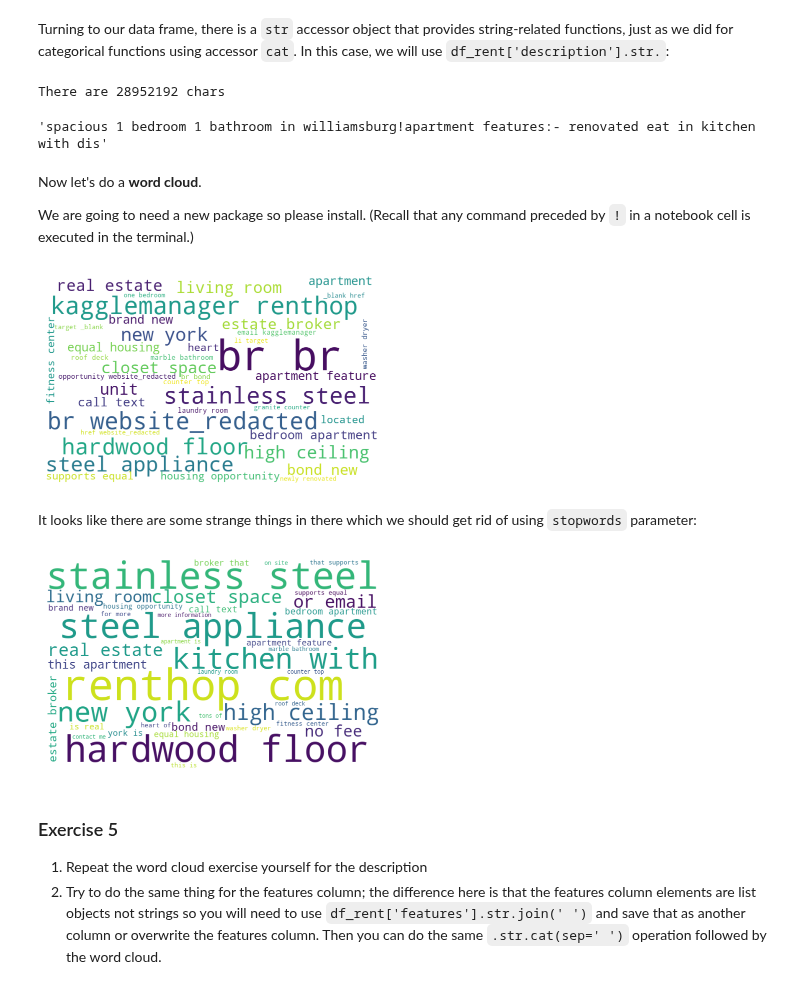
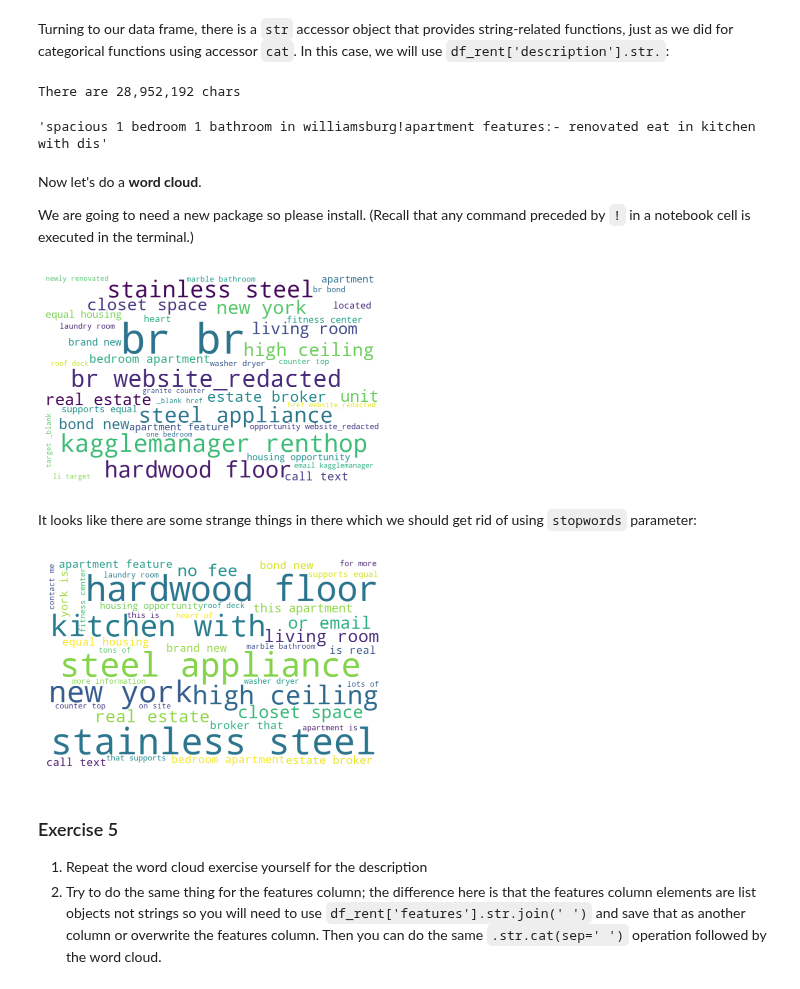
Before and after one commit to parrt/msds593, a Jupyter notebook: notebooks/nyrent.ipynb, the cells around one changed output. Cells and saved outputs as stored; diff of their text form; code cells hidden in the pictures.

```diff
--- a/notebooks/nyrent.ipynb
+++ b/notebooks/nyrent.ipynb
@@ -380,6 +411,5 @@ Someone posted 68 photos for the apartment. what?  The sounds like something we
 # %%
-df_rent['numphotos'] = numphotos
-df_rent[df_rent['numphotos']>60]
+df_rent[numphotos>60]
 # %% [output]
 |  | bathrooms | bedrooms | building_id | created | description | display_address | features | latitude | ... |
 | 32963 | 3.0 | 3 | 0 | 2016-06-25 02:54:01 | BACK TO SCHOOL ! FAMILY HOME, thr... | The Somerset 1365 York Avenue | [Fitness Center, Childrens Playro... | 40.7674 | ... |
@@ -760,10 +788,10 @@ df_rent['description'] = df_rent['description'].str.strip().str.lower()
 
 # Now combine the strings from all rows in that column, separating them by space
 text = df_rent['description'].str.cat(sep=' ')
-print(f"There are {len(text)} chars")
+print(f"There are {len(text):,d} chars")
 text[0:100]
 # %% [output]
-There are 28952192 chars
+There are 28,952,192 chars
 'spacious 1 bedroom 1 bathroom in williamsburg!apartment features:- renovated eat in kitchen with dis'
 # %% [markdown]
 Now let's do a **word cloud**.
@@ -779,19 +807,19 @@ plt.imshow(wordcloud)
 plt.axis("off")
 plt.show()
 # %% [output]
-[figure, old version]
+[figure, new version]
 # %% [markdown]
 It looks like there are some strange things in there which we should get rid of using `stopwords` parameter:
 # %%
-stopwords = ['br','kagglemanager','website_redacted','the','in','to']
+stopwords = ['br','kagglemanager','website_redacted','the','in','to','renthop','com']
 wordcloud = WordCloud(background_color='white', stopwords=stopwords,
                       width=800, height=500, max_words=40)
 wordcloud.generate(text)
 plt.imshow(wordcloud)
 plt.axis("off")
 plt.show()
 # %% [output]
-[figure, old version]
+[figure, new version]
 # %% [markdown]
 ### Exercise 5
 
```
Also changed, not shown: parts of 31 cells of this notebook, 1 other file.
